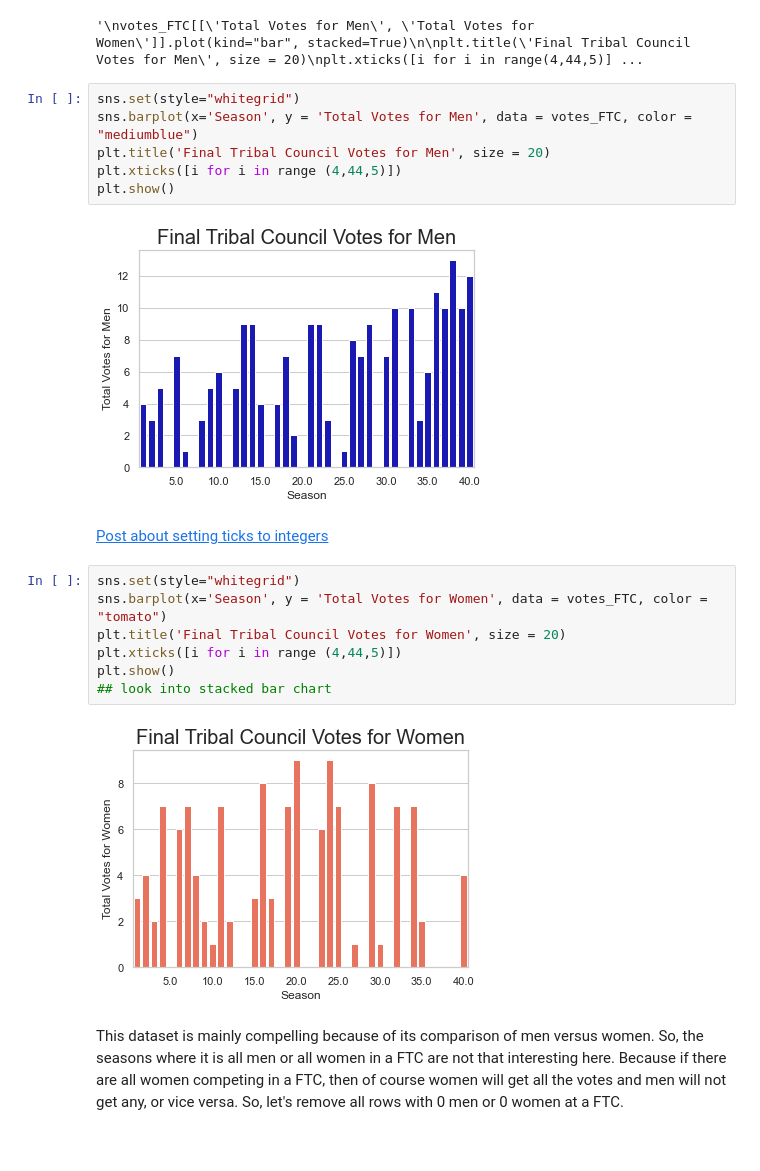
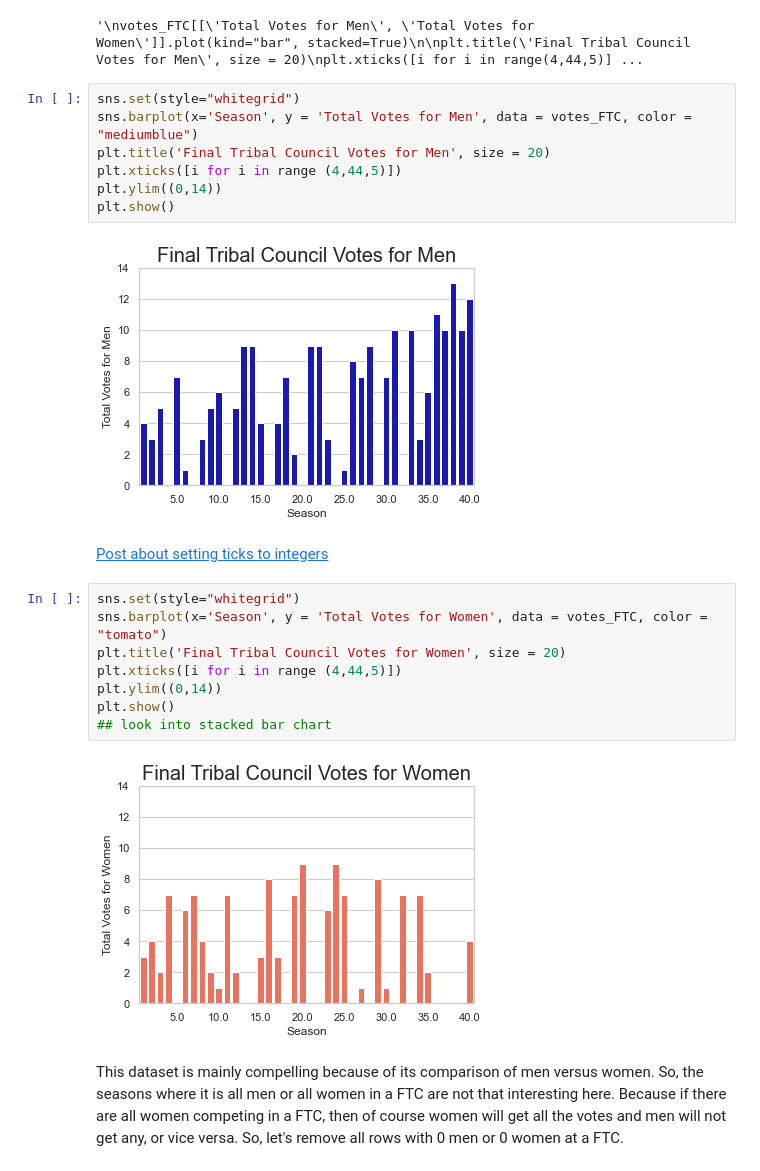
Before and after one commit to blakes5/upgraded-octo-memory, a Jupyter notebook: Midterm Project/messyMidtermFile.ipynb, the cells around one changed output. Drawn from its saved outputs; the diff is of its cells as text.

```diff
--- a/Midterm Project/messyMidtermFile.ipynb
+++ b/Midterm Project/messyMidtermFile.ipynb
@@ -416,20 +447,22 @@ sns.set(style="whitegrid")
 sns.barplot(x='Season', y = 'Total Votes for Men', data = votes_FTC, color = "mediumblue")
 plt.title('Final Tribal Council Votes for Men', size = 20)
 plt.xticks([i for i in range (4,44,5)])
+plt.ylim((0,14))
 plt.show()
 # %% [output]
-[figure, old version]
+[figure, new version]
 # %% [markdown]
 [Post about setting ticks to integers](https://stackoverflow.com/questions/34192971/how-can-i-remove-digits-after-decimal-in-axis-ticks-in-matplotlib)
 # %%
 sns.set(style="whitegrid")
 sns.barplot(x='Season', y = 'Total Votes for Women', data = votes_FTC, color = "tomato")
 plt.title('Final Tribal Council Votes for Women', size = 20)
 plt.xticks([i for i in range (4,44,5)])
+plt.ylim((0,14))
 plt.show()
 ## look into stacked bar chart
 # %% [output]
-[figure, old version]
+[figure, new version]
 # %% [markdown]
 This dataset is mainly compelling because of its comparison of men versus women. So, the seasons where it is all men or all women in a FTC are not that interesting here. Because if there are all women competing in a FTC, then of course women will get all the votes and men will not get any, or vice versa. So, let's remove all rows with 0 men or 0 women at a FTC.
 # %%
```
Also changed, not shown: parts of 16 cells of this notebook, 1 other file.
